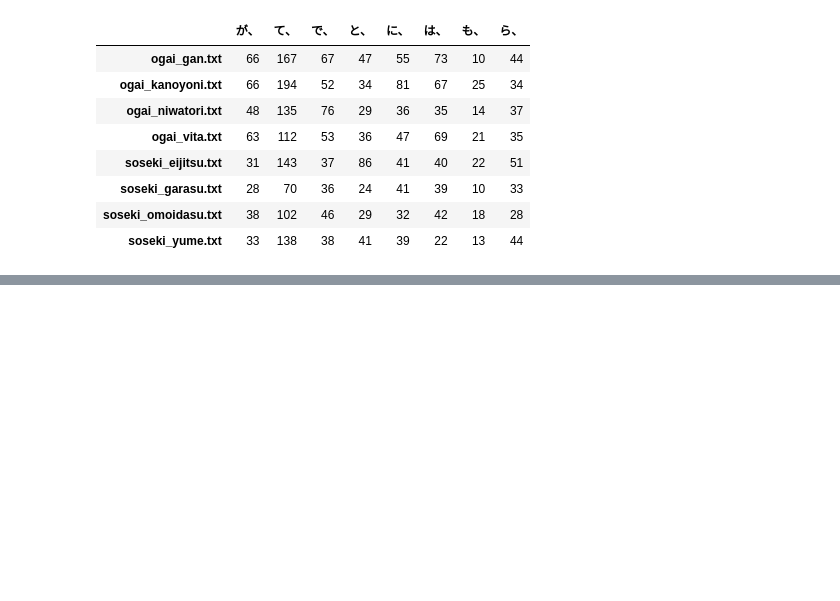
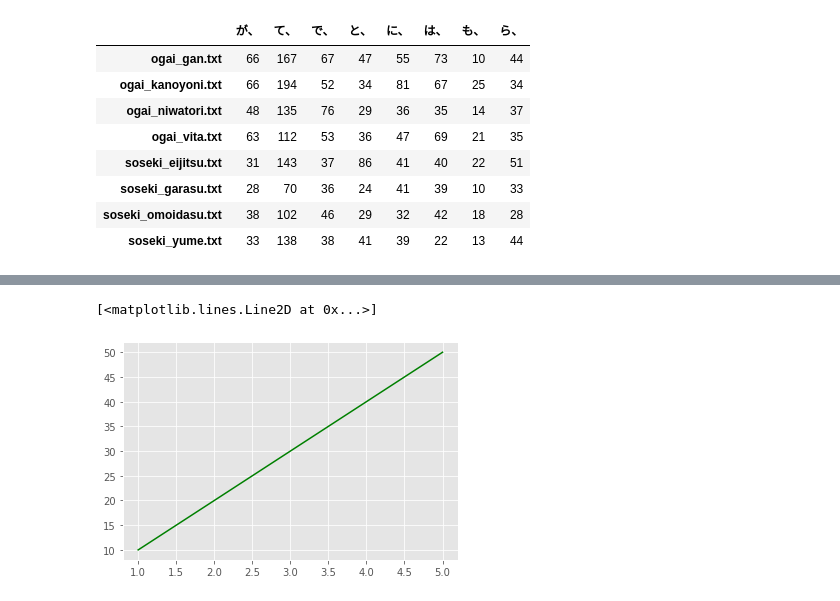
Before and after one commit to KatsuhideAsanuma/python_de_textmining, a Jupyter notebook: test_1.ipynb, the cells around one changed output, grey strips where cells are left out. Cells and saved outputs as stored; diff of their text form; code cells hidden in the pictures; blank space fills up the shorter version.

```diff
--- a/test_1.ipynb
+++ b/test_1.ipynb
@@ -78,0 +91,12 @@ bigrams_df
+# %%
+%matplotlib inline
+import matplotlib.pyplot as plt
+plt.style.use('ggplot')
+x=[1,2,3,4,5]
+y=[10,20,30,40,50]
+fig=plt.figure()
+ax=fig.subplots()
+ax.plot(x,y,color='g')
+# %% [output]
+[<matplotlib.lines.Line2D at 0x...>]
+[figure, added]
```
Also changed, not shown: parts of 5 cells of this notebook.
